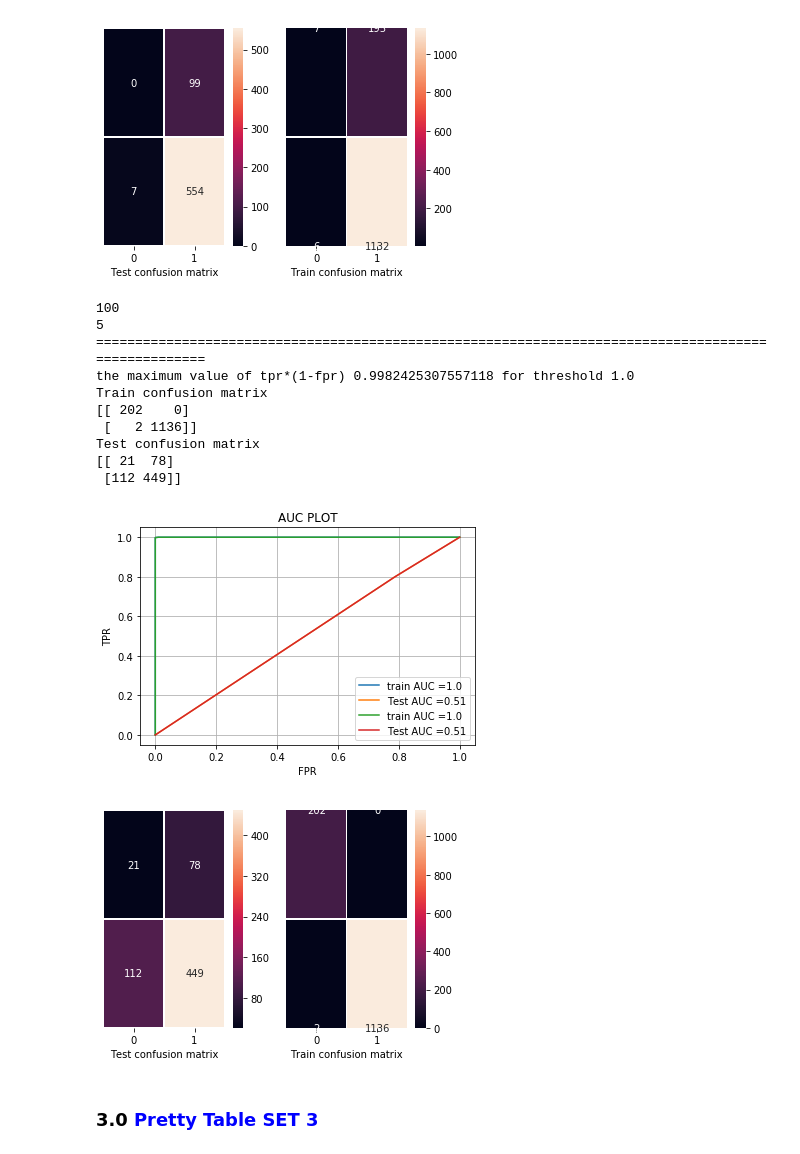
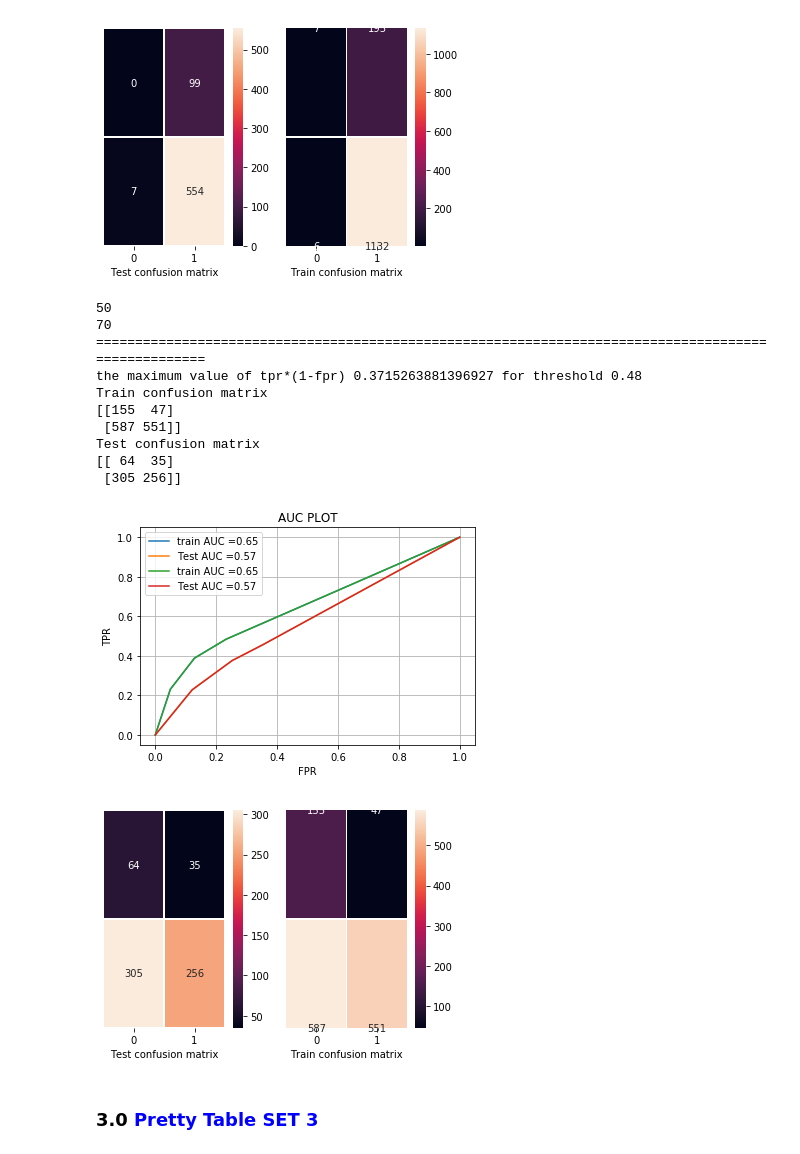
Before and after one commit to VipinJain1/VIP-DecisionTree, a Jupyter notebook: Decision_Tree.ipynb, the cells around one changed output. Saved outputs shown, nothing was run; the diff lists cells and outputs as text; code cells hidden in the pictures.

```diff
--- a/Decision_Tree.ipynb
+++ b/Decision_Tree.ipynb
@@ -1587,22 +1592,24 @@ Test confusion matrix
 # %%
 print (tfidf_w2v_Bestmax_depth)
 print (tfidf_w2v_Bestmin_samples_split)
 
+tfidf_w2v_Bestmax_depth = 2
+tfidf_w2v_Bestmin_samples_split = 70
 trainAUC_tfidf_w2v_analysis, testAUC_tfidf_w2v_analysis = \
 DecisionTree_for_Best_Hyper_Parameter(X_tr_tfidf_w2v,y_train,X_te_tfidf_w2v,y_test,tfidf_w2v_Bestmax_depth,tfidf_w2v_Bestmin_samples_split)
 # %% [output]
-100
-5
+50
+70
 ====================================================================================================
-the maximum value of tpr*(1-fpr) 0.9982425307557118 for threshold 1.0
+the maximum value of tpr*(1-fpr) 0.3715263881396927 for threshold 0.48
 Train confusion matrix
-[[ 202    0]
- [   2 1136]]
+[[155  47]
+ [587 551]]
 Test confusion matrix
-[[ 21  78]
- [112 449]]
+[[ 64  35]
+ [305 256]]
-[figure, old version]
+[figure, new version]
-[figure, old version]
+[figure, new version]
 # %% [markdown]
 ### 3.0 <font color='Blue'> Pretty Table  SET 3</font>
 # %%
```
Also changed, not shown: parts of 2 cells of this notebook.
